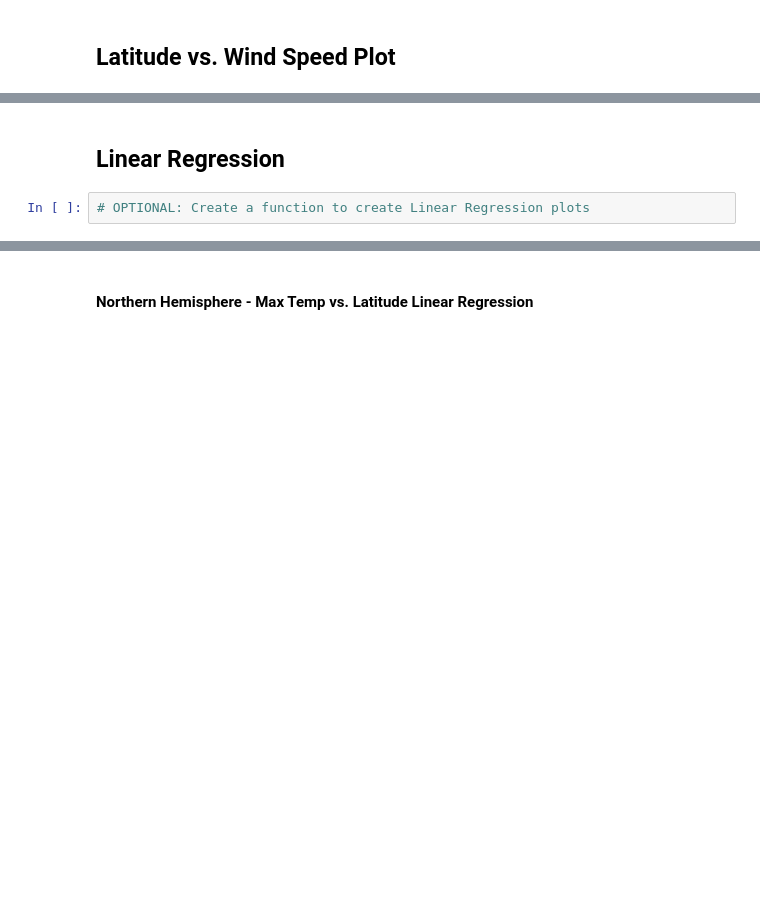
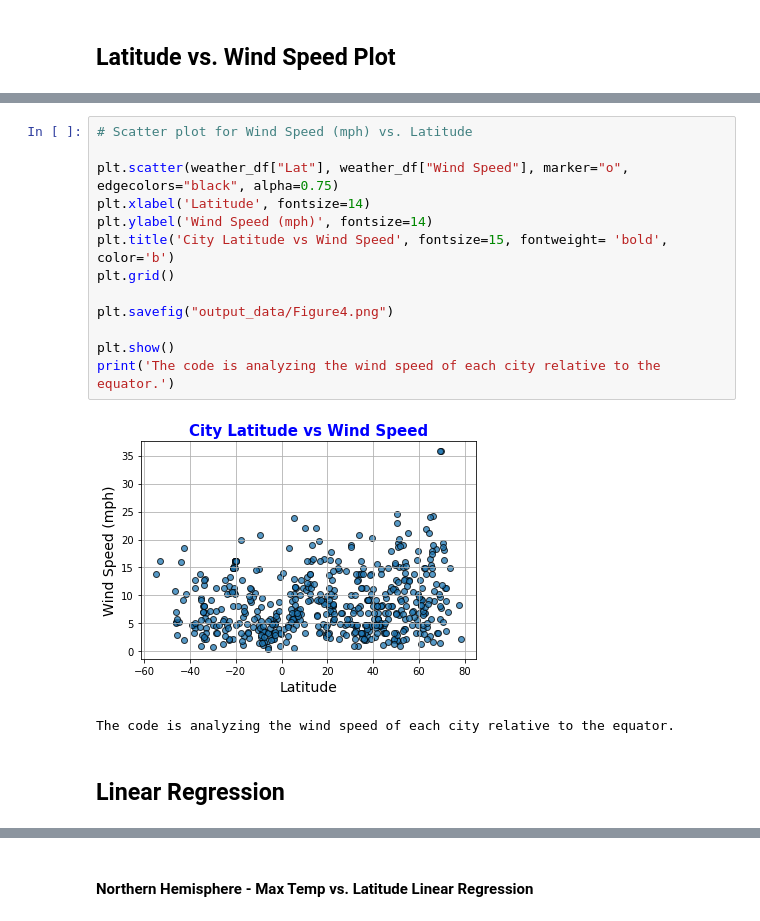
Before and after one commit to thundrakkon/UCI_Data_Homework, a Jupyter notebook: python-api-challenge/WeatherPy/WeatherPy.ipynb, the cells around one changed output, grey strips where cells are left out. Drawn from its saved outputs; the diff is of its cells as text; blank space fills up the shorter version.

```diff
--- a/python-api-challenge/WeatherPy/WeatherPy.ipynb
+++ b/python-api-challenge/WeatherPy/WeatherPy.ipynb
@@ -159,4 +296,18 @@ Int64Index([], dtype='int64')
+# %%
+# Scatter plot for Wind Speed (mph) vs. Latitude
+
+plt.scatter(weather_df["Lat"], weather_df["Wind Speed"], marker="o", edgecolors="black", alpha=0.75)
+plt.xlabel('Latitude', fontsize=14)
+plt.ylabel('Wind Speed (mph)', fontsize=14)
+plt.title('City Latitude vs Wind Speed', fontsize=15, fontweight= 'bold', color='b')
+plt.grid()
+
+plt.savefig("output_data/Figure4.png")
+
+plt.show()
+print('The code is analyzing the wind speed of each city relative to the equator.')
+# %% [output]
+[figure, added]
+The code is analyzing the wind speed of each city relative to the equator.
 # %% [markdown]
 ## Linear Regression
-# %%
-# OPTIONAL: Create a function to create Linear Regression plots
```
Also changed, not shown: parts of 38 cells of this notebook, 6 other files.
